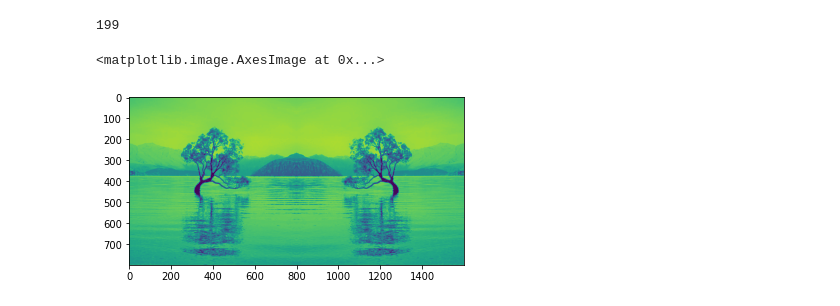
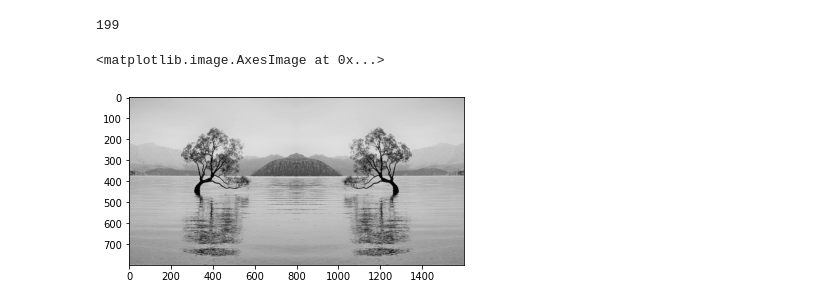
Before and after one commit to joshnos/ComputerVisionBootcampFiles, a Jupyter notebook: Laboratorio_1_Introducción_a_Colab,_OpenCV_y_Numpy.ipynb, the cells around one changed output. Drawn from its saved outputs; the diff is of its cells as text; code cells hidden in the pictures.

```diff
--- a/Laboratorio_1_Introducción_a_Colab,_OpenCV_y_Numpy.ipynb
+++ b/Laboratorio_1_Introducción_a_Colab,_OpenCV_y_Numpy.ipynb
@@ -772,13 +798,13 @@ print(max)
 # %%
 #5
 task5Image3 = cv2.imread('tree.jpeg')
 task5Image3gray = cv2.cvtColor(task5Image3, cv2.COLOR_BGR2GRAY)
 
 reflected = cv2.flip(task5Image3gray, 1)
 
 stacked2 = np.hstack((task5Image3gray, reflected))
 
-plt.imshow(stacked2)
+plt.imshow(stacked2, cmap='gray')
 # %% [output]
 <matplotlib.image.AxesImage at 0x...>
-[figure, old version]
+[figure, new version]
```
Also changed, not shown: parts of 4 cells of this notebook.
